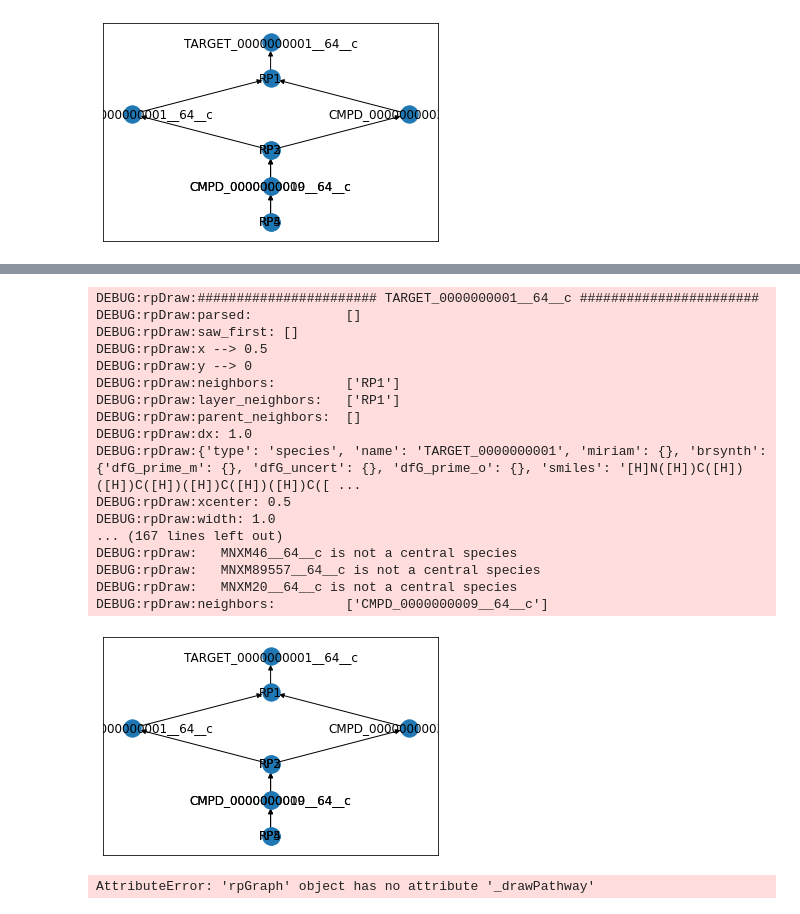
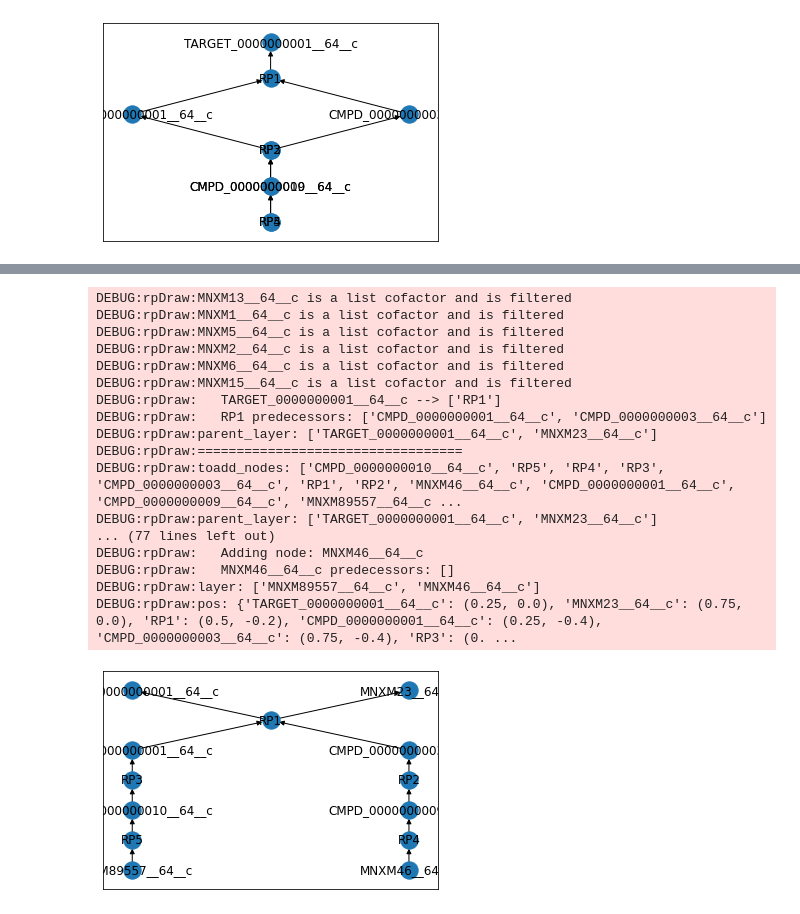
Before and after one commit to Melclic/metaxime, a Jupyter notebook: nx_draw.ipynb, the cells around one changed output, grey strips where cells are left out. Drawn from its saved outputs; the diff is of its cells as text; code cells hidden in the pictures.

```diff
--- a/nx_draw.ipynb
+++ b/nx_draw.ipynb
@@ -179,28 +157,23 @@ DEBUG:matplotlib.font_manager:findfont: Matching sans\-serif:style=normal:varian
 [figure]
 # %%
-newG, pos = rpdraw._hierarchy_pos(rpgraph.G, target, plot_only_central=True, filter_cofactors=False)
+newG, pos = rpdraw._hierarchy_pos(rpgraph.G, target, plot_only_central=False, filter_cofactors=True)
 nx.draw_networkx(newG, pos=pos)
 # %% [output]
-DEBUG:rpDraw:####################### TARGET_0000000001__64__c #######################
-DEBUG:rpDraw:parsed:            []
-DEBUG:rpDraw:saw_first: []
-DEBUG:rpDraw:x --> 0.5
-DEBUG:rpDraw:y --> 0
-DEBUG:rpDraw:neighbors:         ['RP1']
-DEBUG:rpDraw:layer_neighbors:   ['RP1']
-DEBUG:rpDraw:parent_neighbors:  []
-DEBUG:rpDraw:dx: 1.0
-DEBUG:rpDraw:{'type': 'species', 'name': 'TARGET_0000000001', 'miriam': {}, 'brsynth': {'dfG_prime_m': {}, 'dfG_uncert': {}, 'dfG_prime_o': {}, 'smiles': '[H]N([H])C([H])([H])C([H])([H])C([H])([H])C([ ...
-DEBUG:rpDraw:xcenter: 0.5
-DEBUG:rpDraw:width: 1.0
-... (167 lines left out)
-DEBUG:rpDraw:   MNXM46__64__c is not a central species
-DEBUG:rpDraw:   MNXM89557__64__c is not a central species
-DEBUG:rpDraw:   MNXM20__64__c is not a central species
-DEBUG:rpDraw:neighbors:         ['CMPD_0000000009__64__c']
+DEBUG:rpDraw:MNXM13__64__c is a list cofactor and is filtered
+DEBUG:rpDraw:MNXM1__64__c is a list cofactor and is filtered
+DEBUG:rpDraw:MNXM5__64__c is a list cofactor and is filtered
+DEBUG:rpDraw:MNXM2__64__c is a list cofactor and is filtered
+DEBUG:rpDraw:MNXM6__64__c is a list cofactor and is filtered
+DEBUG:rpDraw:MNXM15__64__c is a list cofactor and is filtered
+DEBUG:rpDraw:   TARGET_0000000001__64__c --> ['RP1']
+DEBUG:rpDraw:   RP1 predecessors: ['CMPD_0000000001__64__c', 'CMPD_0000000003__64__c']
+DEBUG:rpDraw:parent_layer: ['TARGET_0000000001__64__c', 'MNXM23__64__c']
+DEBUG:rpDraw:==================================
+DEBUG:rpDraw:toadd_nodes: ['CMPD_0000000010__64__c', 'RP5', 'RP4', 'RP3', 'CMPD_0000000003__64__c', 'RP1', 'RP2', 'MNXM46__64__c', 'CMPD_0000000001__64__c', 'CMPD_0000000009__64__c', 'MNXM89557__64__c ...
+DEBUG:rpDraw:parent_layer: ['TARGET_0000000001__64__c', 'MNXM23__64__c']
+... (77 lines left out)
+DEBUG:rpDraw:   Adding node: MNXM46__64__c
+DEBUG:rpDraw:   MNXM46__64__c predecessors: []
+DEBUG:rpDraw:layer: ['MNXM89557__64__c', 'MNXM46__64__c']
+DEBUG:rpDraw:pos: {'TARGET_0000000001__64__c': (0.25, 0.0), 'MNXM23__64__c': (0.75, 0.0), 'RP1': (0.5, -0.2), 'CMPD_0000000001__64__c': (0.25, -0.4), 'CMPD_0000000003__64__c': (0.75, -0.4), 'RP3': (0. ...
-[figure, old version]
+[figure, new version]
-# %%
-b, len_x, len_y = rpgraph._drawPathway(pathway, arrow_gap_size=50, react_arrow_size=30)
-open('test_pathway.svg', 'w').write(b)
-# %% [output]
-AttributeError: 'rpGraph' object has no attribute '_drawPathway'
```
Also changed, not shown: parts of 13 cells of this notebook, 2 other files.
